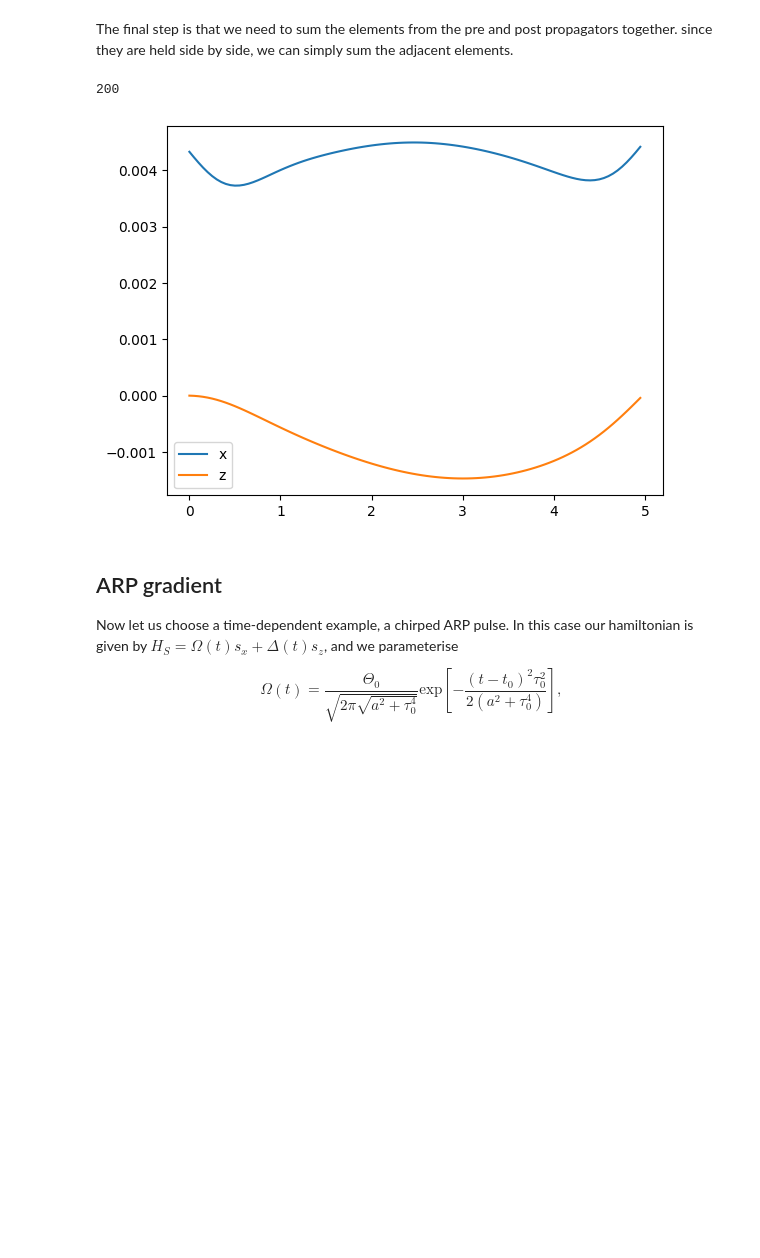
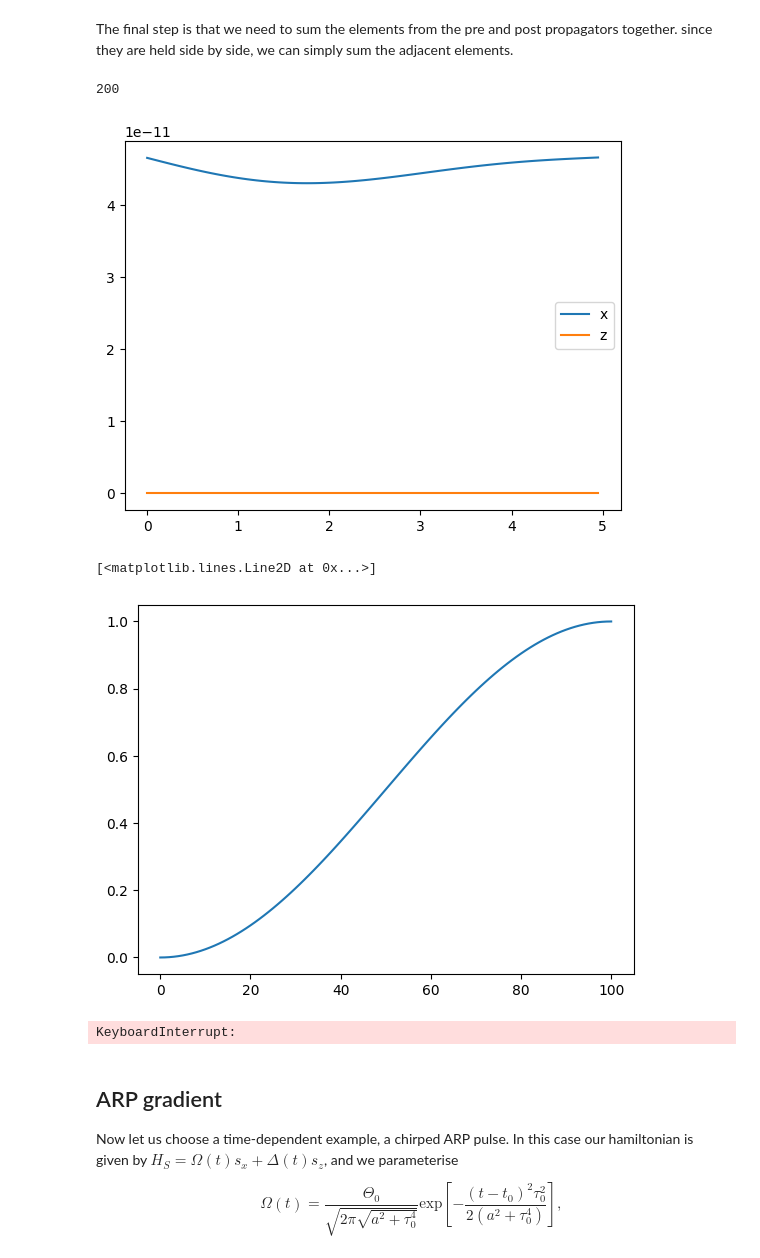
Before and after one commit to ebutler414/OQuPy, a Jupyter notebook: tutorials/gradients_introduction.ipynb, the cells around one changed output. Cells and saved outputs as stored; diff of their text form; code cells hidden in the pictures; blank space fills up the shorter version.

Commit message:
added function to print fidelity in gradients_introduction

```diff
--- a/tutorials/gradients_introduction.ipynb
+++ b/tutorials/gradients_introduction.ipynb
@@ -86,7 +86,7 @@ correlations = oqupy.PowerLawSD(alpha=alpha,
                                 cutoff=omega_cutoff,
                                 cutoff_type='gaussian',
                                 temperature=temperature)
-bath = oqupy.Bath(oqupy.operators.sigma("z")/2.0, correlations)
+bath = oqupy.Bath(0*oqupy.operators.sigma("y")/2.0, correlations)
 
 tempo_params = oqupy.TempoParameters(dt=dt, dkmax=dkmax, epsrel=esprel)
 # %%
@@ -352,15 +350,20 @@ Now we obtain our list of $\frac{\partial U_n}{\partial c_a}$ for all our parame
 
 The last thing we need to do is to provide a list of the times that we have provided $\frac{\partial U_n}{\partial c_a}$ at. This list should be *monotonly increasing*, once this is provided the gradient function handles the recombination described in the supplement
 # %%
-from oqupy.gradient import gradient_old
+from oqupy.gradient import gradient
+from oqupy.contractions import compute_dynamics
 
-gradient = oqupy.gradient(
+gradient = gradient(
                 system=system,
                 initial_state=oqupy.operators.spin_dm('z-'),
                 target_state=oqupy.operators.spin_dm('z+'),
                 process_tensor=process_tensor,
                 dprop_dparam_list=dprop_dpram_derivs_x)
 
+dynamics = compute_dynamics(system=system,
+                initial_state=oqupy.operators.spin_dm('z-'),
+                process_tensor=process_tensor)
+
 total_derivs_x = gradient.total_derivs
 # %% [output]
 --> Compute dynamics:
@@ -435,23 +438,35 @@ def sum_adjacent_elements(array:np.ndarray)-> np.ndarray:
     summed_array = array.reshape((half_the_size,2)).sum(axis=1)
     return summed_array
 # %%
-
 
 
 final_derivs_x = sum_adjacent_elements(total_derivs_x)
 final_derivs_z = sum_adjacent_elements(total_derivs_z)
 print(len(total_derivs_x))
 print()
 
 plt.figure()
 plt.plot(times,final_derivs_x.real,label='x')
 plt.plot(times,final_derivs_z.real,label='z')
 
 plt.legend()
 plt.show()
+
+target_state = target_state=oqupy.operators.spin_dm('z+')
+hs_dim=2
+v_final_state = target_state.reshape(hs_dim**2)
+fidelity=[]
+
+for state in dynamics.states:
+    v_state = state.reshape(hs_dim**2)
+    fidelity.append(v_state@v_final_state.T)
+
+plt.plot(np.arange(0,101),fidelity)
 # %% [output]
 200
-[figure, old version]
+[figure, new version]
+[<matplotlib.lines.Line2D at 0x...>]
+[figure, added]
 # %%
 from oqupy.contractions import compute_hessian
 
@@ -461,6 +476,8 @@ hessian = compute_hessian(
                         process_tensor=process_tensor,
                         system=system,
                         gradient_dynamics=gradient)
+# %% [output]
+KeyboardInterrupt:
 # %% [markdown]
 ## ARP gradient
 
```
Also changed, not shown: parts of 3 cells of this notebook.
